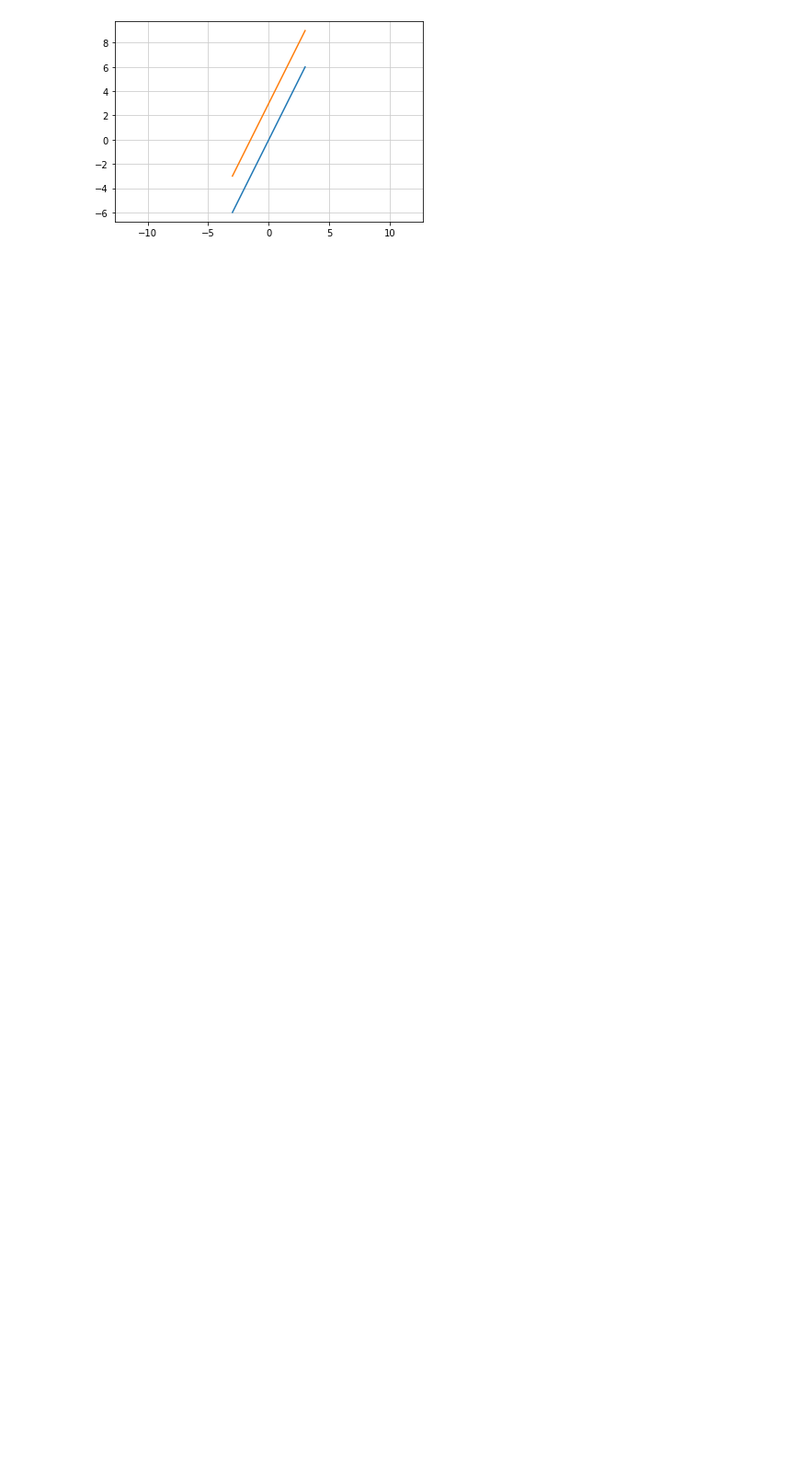
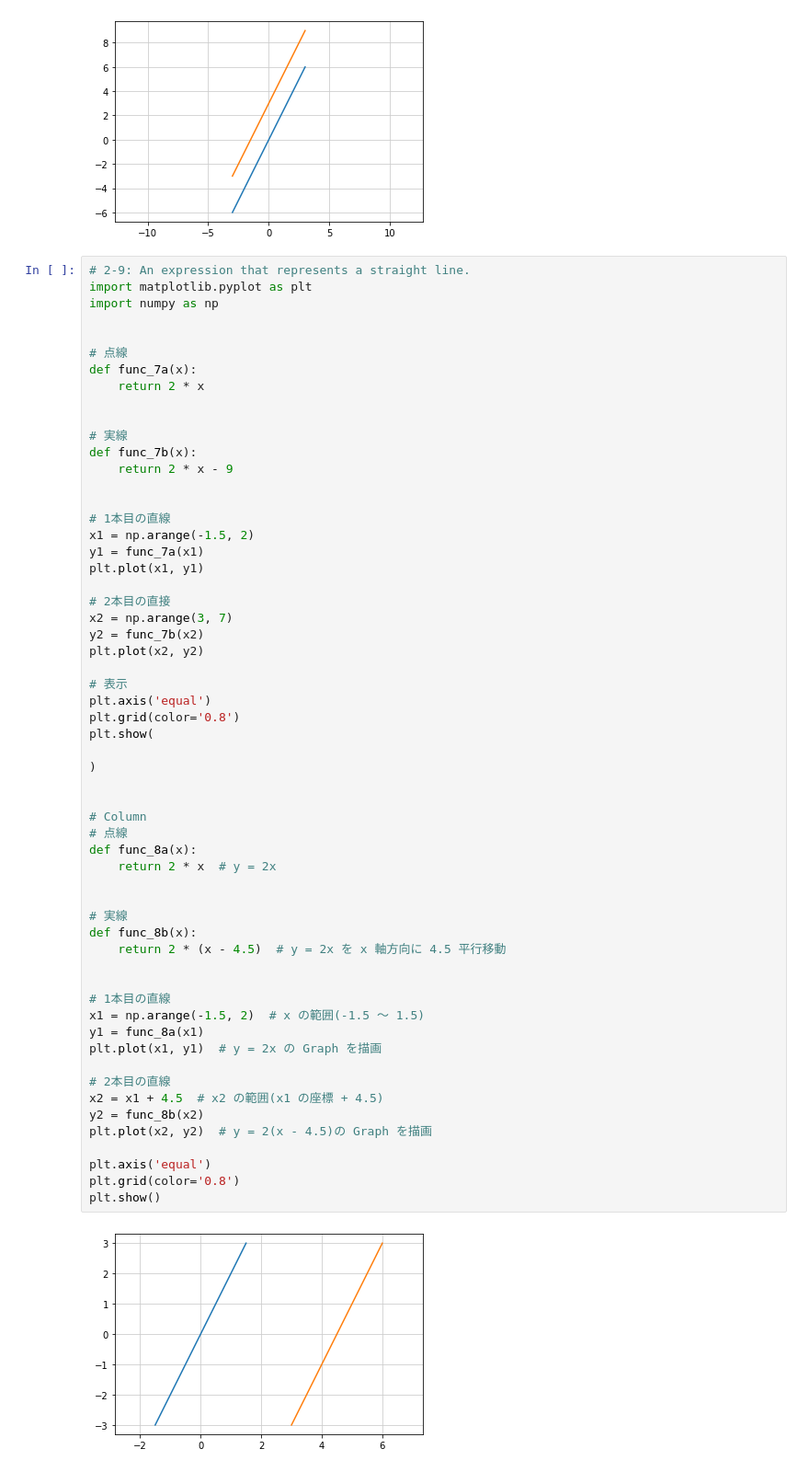
Before and after one commit to 1024xx4/middle_school_math, a Jupyter notebook: graph_straight_line.ipynb, the cells around one changed output. Shown at 92% size. Drawn from its saved outputs; the diff is of its cells as text; blank space fills up the shorter version.

```diff
--- a/graph_straight_line.ipynb
+++ b/graph_straight_line.ipynb
@@ -136,3 +136,63 @@ plt.grid(color='0.8')
 plt.show()
 # %% [output]
 [figure]
+# %%
+# 2-9: An expression that represents a straight line.
+import matplotlib.pyplot as plt
+import numpy as np
+
+
+# 点線
+def func_7a(x):
+    return 2 * x
+
+
+# 実線
+def func_7b(x):
+    return 2 * x - 9
+
+
+# 1本目の直線
+x1 = np.arange(-1.5, 2)
+y1 = func_7a(x1)
+plt.plot(x1, y1)
+
+# 2本目の直接
+x2 = np.arange(3, 7)
+y2 = func_7b(x2)
+plt.plot(x2, y2)
+
+# 表示
+plt.axis('equal')
+plt.grid(color='0.8')
+plt.show(
+
+)
+
+
+# Column
+# 点線
+def func_8a(x):
+    return 2 * x  # y = 2x
+
+
+# 実線
+def func_8b(x):
+    return 2 * (x - 4.5)  # y = 2x を x 軸方向に 4.5 平行移動
+
+
+# 1本目の直線
+x1 = np.arange(-1.5, 2)  # x の範囲(-1.5 ～ 1.5)
+y1 = func_8a(x1)
+plt.plot(x1, y1)  # y = 2x の Graph を描画
+
+# 2本目の直線
+x2 = x1 + 4.5  # x2 の範囲(x1 の座標 + 4.5)
+y2 = func_8b(x2)
+plt.plot(x2, y2)  # y = 2(x - 4.5)の Graph を描画
+
+plt.axis('equal')
+plt.grid(color='0.8')
+plt.show()
+# %% [output]
+[figure, added]
```
Also changed, not shown: parts of 1 cell of this notebook.
